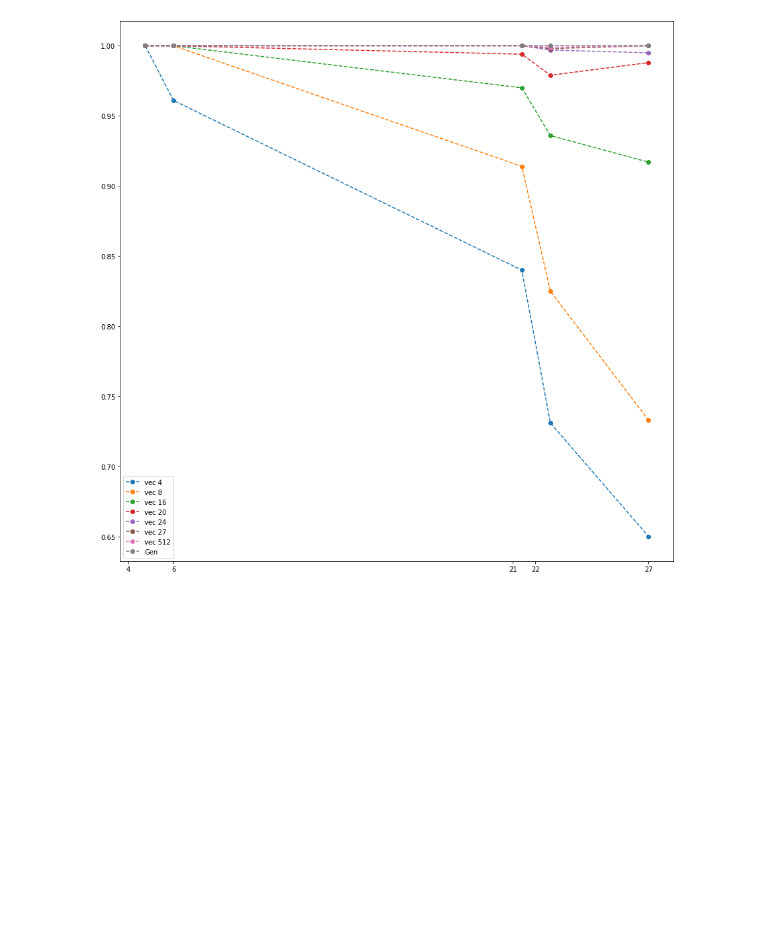
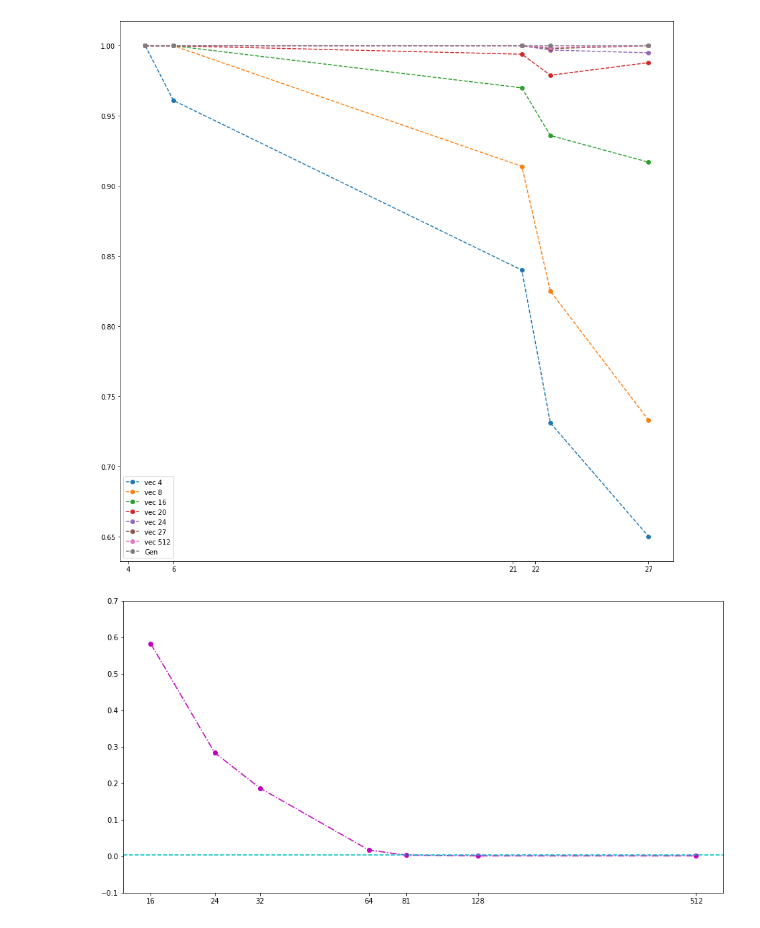
Before and after one commit to Chucooleg/Contrastive-Learning-Benchmarking, a Jupyter notebook: SecondPass-CardGame-experiments/Make_KL_TopK_Plots.ipynb, the cells around one changed output. Drawn from its saved outputs; the diff is of its cells as text; code cells hidden in the pictures; blank space fills up the shorter version.

```diff
--- a/SecondPass-CardGame-experiments/Make_KL_TopK_Plots.ipynb
+++ b/SecondPass-CardGame-experiments/Make_KL_TopK_Plots.ipynb
@@ -80,3 +81,22 @@ plot_topK_overall_ratio()
 [figure]
 # %%
 sudo -r -p -i legg@52.175.200.25:/home/legg/ContrastiveLearning-SET-Wildcard-Expand-SetOp-27/ ~/
+# %%
+def plot_81cards_KL_loss():
+    plt.figure(figsize=(15,7.5))
+    # KL Div Loss
+    plt.plot([4, np.log2(24), 5, 6, np.log2(81), 7, 9], [0.5826, 0.284, 0.187, 0.017, 0.003, 0.001, 0.001],
+            linestyle='-.', marker='o', color = 'm')
+
+    # Non-Contrastive: KL-div
+    plt.axhline(y=0.003, color='c', linestyle='dashed')
+
+    plt.ylim(-0.1, 0.7)
+
+    plt.xticks(ticks=[4, np.log2(24), 5, 6, np.log2(81), 7, 9], labels=['16','24','32','64','81', '128', '512'])
+#     plt.legend(["KL Div Loss", "Top K Prediction-Groundtruth Overlap"])
+    plt.show()
+# %%
+plot_81cards_KL_loss()
+# %% [output]
+[figure, added]
```
Also changed, not shown: parts of 3 cells of this notebook, 12 other files.
